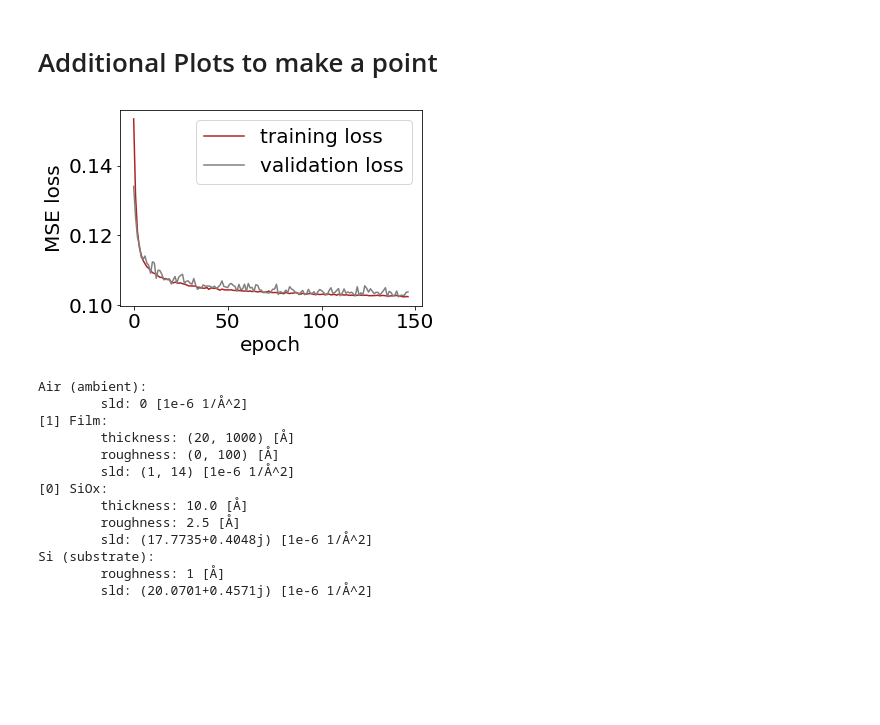
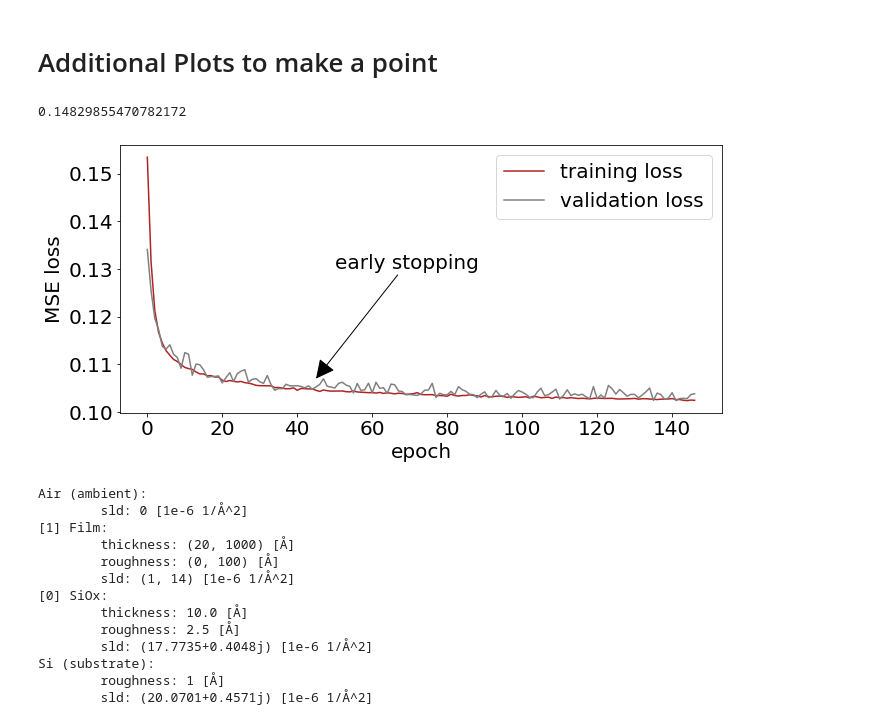
Before and after one commit to MaximilianHilbert/Bachelor-s-Thesis-CNNs, a Jupyter notebook: thesis_plots/thesis_plots.ipynb, the cells around one changed output. Drawn from its saved outputs; the diff is of its cells as text; code cells hidden in the pictures; blank space fills up the shorter version.

```diff
--- a/thesis_plots/thesis_plots.ipynb
+++ b/thesis_plots/thesis_plots.ipynb
@@ -11,6 +11,10 @@ from mlreflect.models import DefaultTrainedModel
 from mlreflect.training import InputPreprocessor, OutputPreprocessor
 from mlreflect.data_generation import Layer, Substrate, AmbientLayer, MultilayerStructure
 import pandas as pd
+# %%
+DefaultTrainedModel().q_values.max()
+# %% [output]
+0.14829855470782172
 # %%
 matplotlib.rcParams.update({
     "font.size": 20,
@@ -30,15 +34,18 @@ val_df=pd.read_csv("val.csv")
 y_val=val_df["Value"]
 x_val=val_df["Step"]
 # %%
-fig_early, ax_early=plt.subplots(1)
+prop = dict(arrowstyle="-|>,head_width=0.4,head_length=0.8",
+            shrinkA=0,shrinkB=0, ec="black", color="black")
+
+fig_early, ax_early=plt.subplots(1, figsize=(10,5))
 ax_early.plot(x_train, y_train, label="training loss", color="firebrick")
 ax_early.plot(x_val, y_val, label="validation loss", color="gray")
 ax_early.legend()
 ax_early.set_ylabel("MSE loss")
 ax_early.set_xlabel("epoch")
-#ax_early.text(45, 0.12, 'early stopping', fontsize = 22)
+plt.annotate("early stopping", xy=(45, 0.107), xytext=(50, 0.13), arrowprops=prop)
 fig_early.tight_layout()
-fig_early.savefig("../fig/early_stopping.png")
+fig_early.savefig("../fig/early_stopping.pdf")
 # %% [output]
-[figure, old version]
+[figure, new version]
 # %%
```
Also changed, not shown: parts of 5 cells of this notebook, 42 other files.
